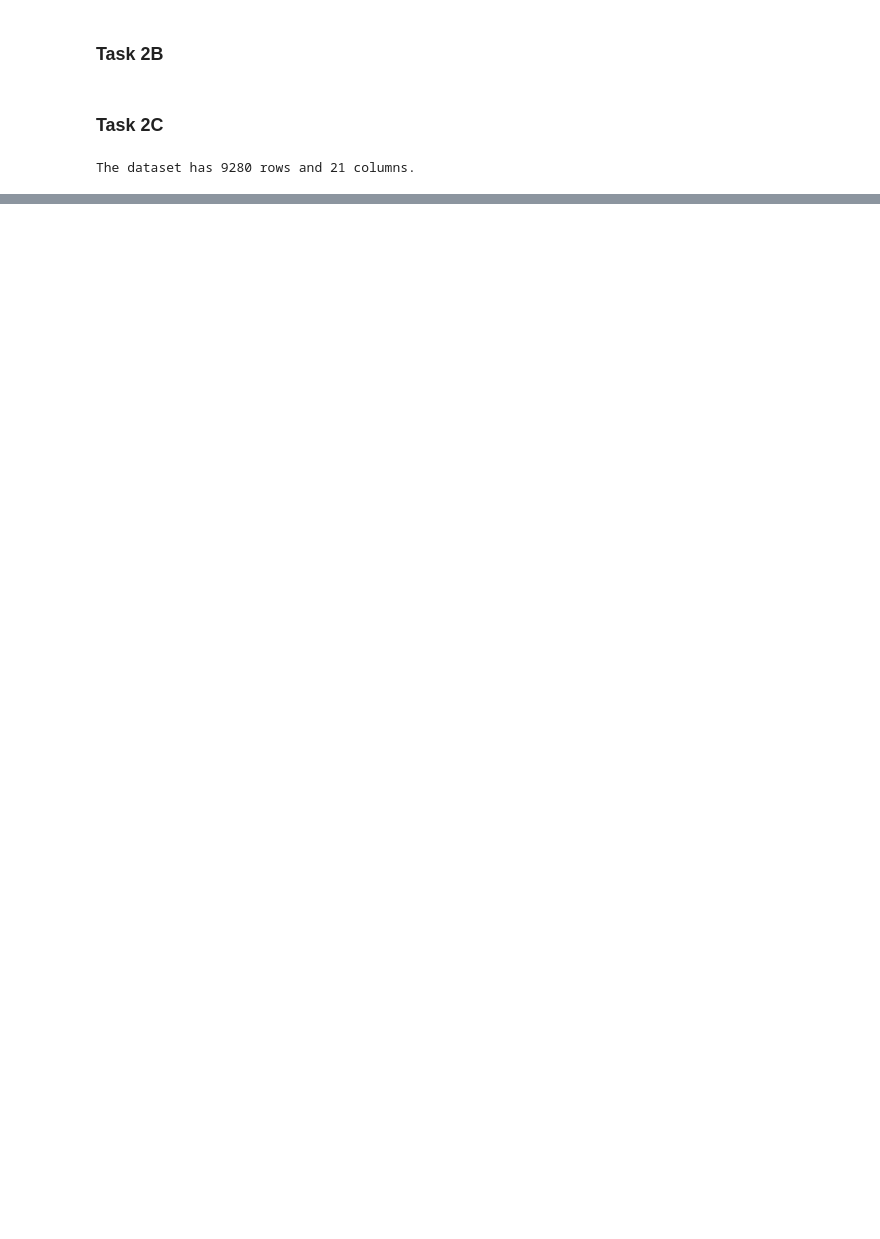
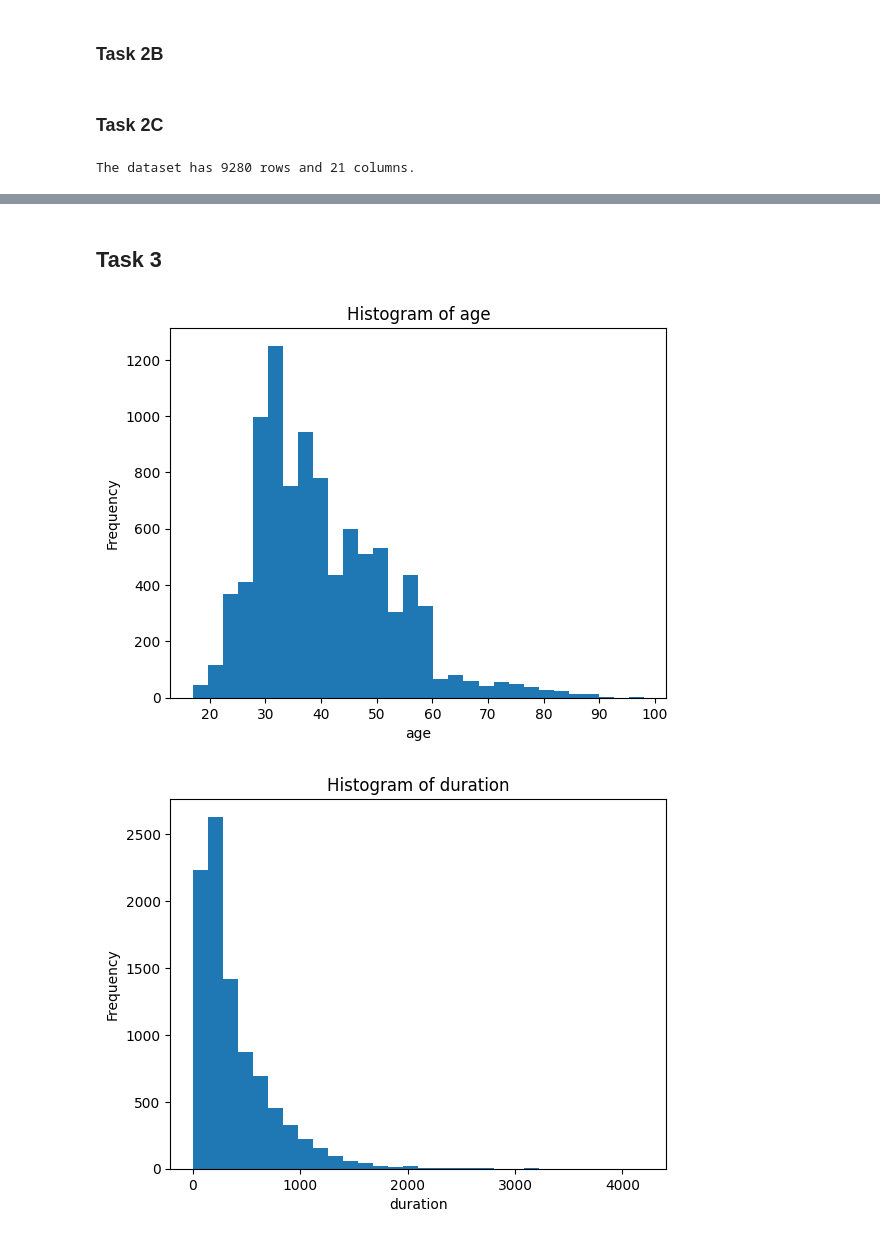
Before and after one commit to owen-simon/IS-6482-data-mining, a Jupyter notebook: Week 1/A1_Simon_Owen.ipynb, the cells around one changed output, grey strips where cells are left out. Drawn from its saved outputs; the diff is of its cells as text; code cells hidden in the pictures; blank space fills up the shorter version.

```diff
--- a/Week 1/A1_Simon_Owen.ipynb
+++ b/Week 1/A1_Simon_Owen.ipynb
@@ -34,0 +79,15 @@ The dataset has 9280 rows and 21 columns.
+# %% [markdown]
+## Task 3
+# %%
+numeric_vars = ["age", "duration", "campaign", "pdays"]
+
+for var in numeric_vars:
+    plt.figure(figsize=(5, 3))
+    plt.hist(df[var].dropna(), bins=30)
+    plt.title(f"Histogram of {var}")
+    plt.xlabel(var)
+    plt.ylabel("Frequency")
+    plt.show()
+# %% [output]
+[figure, added]
+[figure, added]
```
Also changed, not shown: parts of 5 cells of this notebook.
